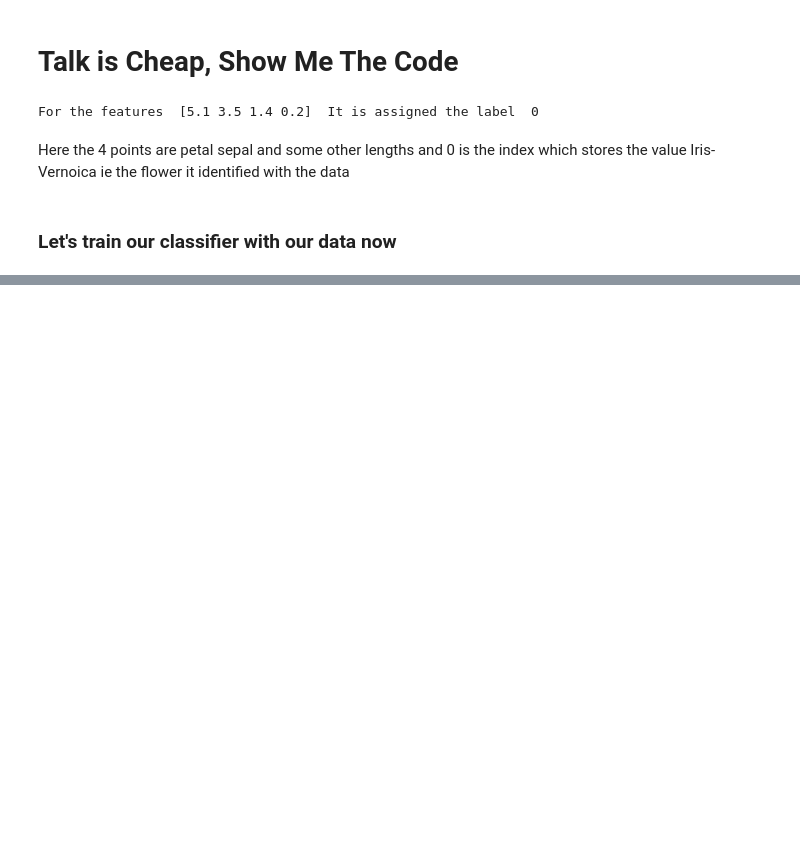
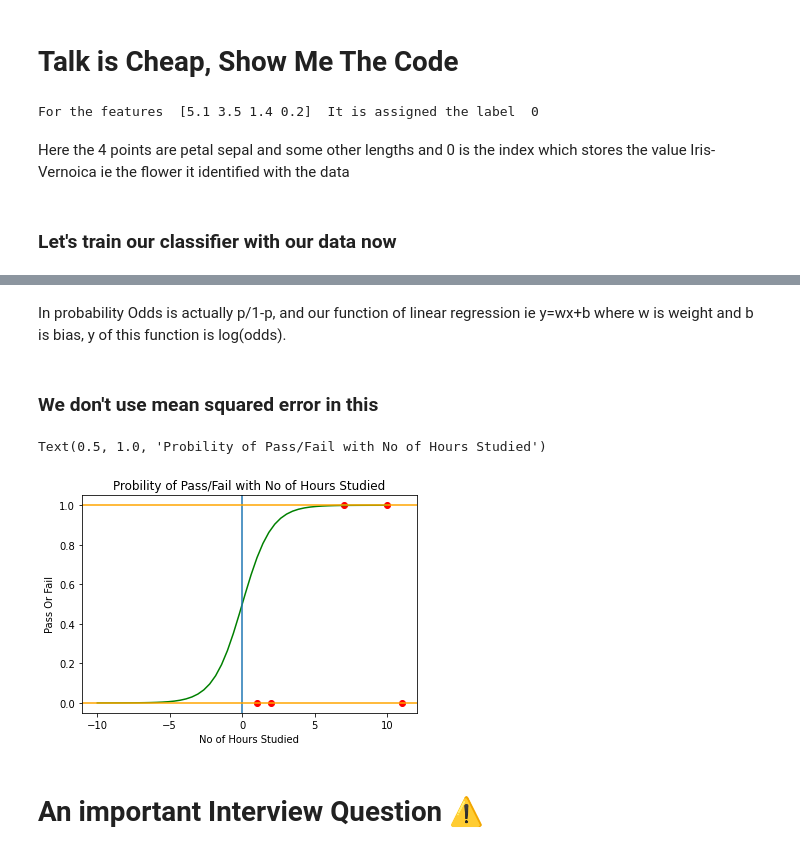
Before and after one commit to Lordhacker756/Machine-Learning, a Jupyter notebook: Theroy/Classification/basics.ipynb, the cells around one changed output, grey strips where cells are left out. Saved outputs shown, nothing was run; the diff lists cells and outputs as text; code cells hidden in the pictures; blank space fills up the shorter version.

Commit message:
Added Basics Of Logistic Regression

```diff
--- a/Theroy/Classification/basics.ipynb
+++ b/Theroy/Classification/basics.ipynb
@@ -46,0 +102,33 @@ print(preds)
+# %% [markdown]
+In probability Odds is actually p/1-p, and our function of linear regression ie y=wx+b where w is weight and b is bias, y of this function is log(odds).
+# %% [markdown]
+### We don't use mean squared error in this
+# %%
+import numpy as np
+import matplotlib.pyplot as plt
+
+def sigmoid(arr, scale=1):
+    arr = np.asarray(arr)
+    result = 1/(1 + np.exp(-arr*scale))
+    return result
+
+x = np.linspace(-10, 10)
+y = sigmoid(x)
+
+X = np.array([10,2,1,7,11])
+Y = np.array([1,0,0,1,0])
+
+fig, ax = plt.subplots()
+ax.plot(x, y, color = "green")
+plt.scatter(X,Y, color="red")
+plt.axvline(0.0)
+plt.axhline(1.0 , color="Orange")
+plt.axhline(0.0, color="Orange")
+plt.xlabel("No of Hours Studied")
+plt.ylabel("Pass Or Fail")
+plt.title("Probility of Pass/Fail with No of Hours Studied")
+# %% [output]
+Text(0.5, 1.0, 'Probility of Pass/Fail with No of Hours Studied')
+[figure, added]
+# %% [markdown]
+# An important Interview Question ⚠️
```
Also changed, not shown: parts of 19 cells of this notebook.
